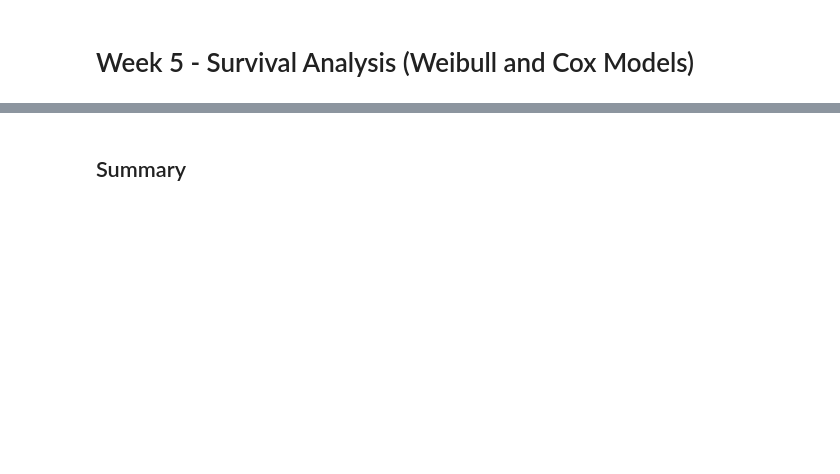
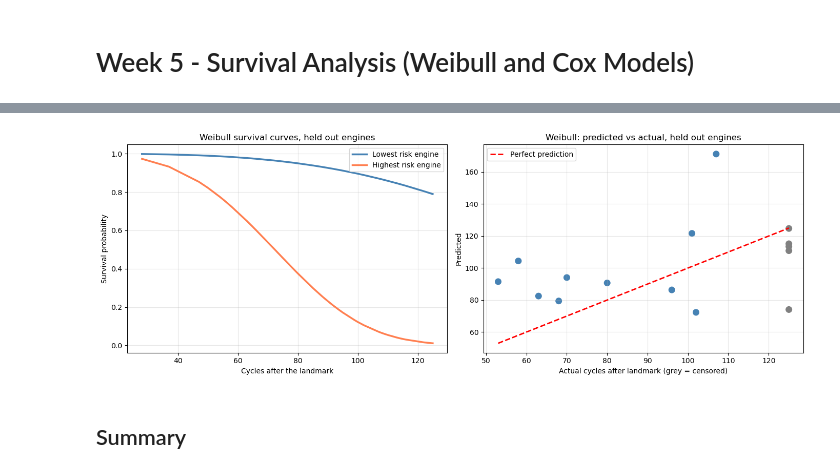
Before and after one commit to Wellbek/NASA-Turbofan-Twin, a Jupyter notebook: notebooks/05_survival_analysis.ipynb, the cells around one changed output, grey strips where cells are left out. Saved outputs shown, nothing was run; the diff lists cells and outputs as text; code cells hidden in the pictures; blank space fills up the shorter version.

```diff
--- a/notebooks/05_survival_analysis.ipynb
+++ b/notebooks/05_survival_analysis.ipynb
@@ -323,0 +141,4 @@ plt.show()
+# %%
+models, scaler, design = fit_survival_models(train_f, covariates, penalizer=0.1)
+waft = models['weibull']
+waft.summary[['coef', 'p']].head(12)
@@ -323,0 +166,3 @@ plt.show()
+# %%
+cph = models['cox']
+cph.summary[['coef', 'p']].head(12)
@@ -324,2 +227,38 @@ plt.show()
+# %%
+fig, axes = plt.subplots(1, 2, figsize=(14, 5))
+
+# Survival curves for the highest and lowest risk held out engines.
+test_design = design(test_f)
+risk = cph.predict_partial_hazard(test_design)
+lowest, highest = risk.idxmin(), risk.idxmax()
+
+for label, idx, colour in [('Lowest risk engine', lowest, 'steelblue'),
+                           ('Highest risk engine', highest, 'coral')]:
+    curve = waft.predict_survival_function(test_design.loc[[idx]])
+    axes[0].plot(curve.index, curve.iloc[:, 0], label=label, linewidth=2.5,
+                 color=colour)
+
+axes[0].set_xlabel('Cycles after the landmark')
+axes[0].set_ylabel('Survival probability')
+axes[0].set_title('Weibull survival curves, held out engines')
+axes[0].legend()
+axes[0].grid(True, alpha=0.3)
+
+# Predicted vs actual, on held out engines only.
+predicted = waft.predict_expectation(test_design)
+axes[1].scatter(test_f['duration'], predicted,
+                c=test_f['event'].map({1: 'steelblue', 0: 'grey'}), s=70)
+lims = [test_f['duration'].min(), test_f['duration'].max()]
+axes[1].plot(lims, lims, 'r--', linewidth=2, label='Perfect prediction')
+axes[1].set_xlabel('Actual cycles after landmark (grey = censored)')
+axes[1].set_ylabel('Predicted')
+axes[1].set_title('Weibull: predicted vs actual, held out engines')
+axes[1].legend()
+axes[1].grid(True, alpha=0.3)
+
+plt.tight_layout()
+plt.show()
+# %% [output]
+[figure, added]
 # %% [markdown]
 ## Summary
```
Also changed, not shown: parts of 28 cells of this notebook, 4 other files.
